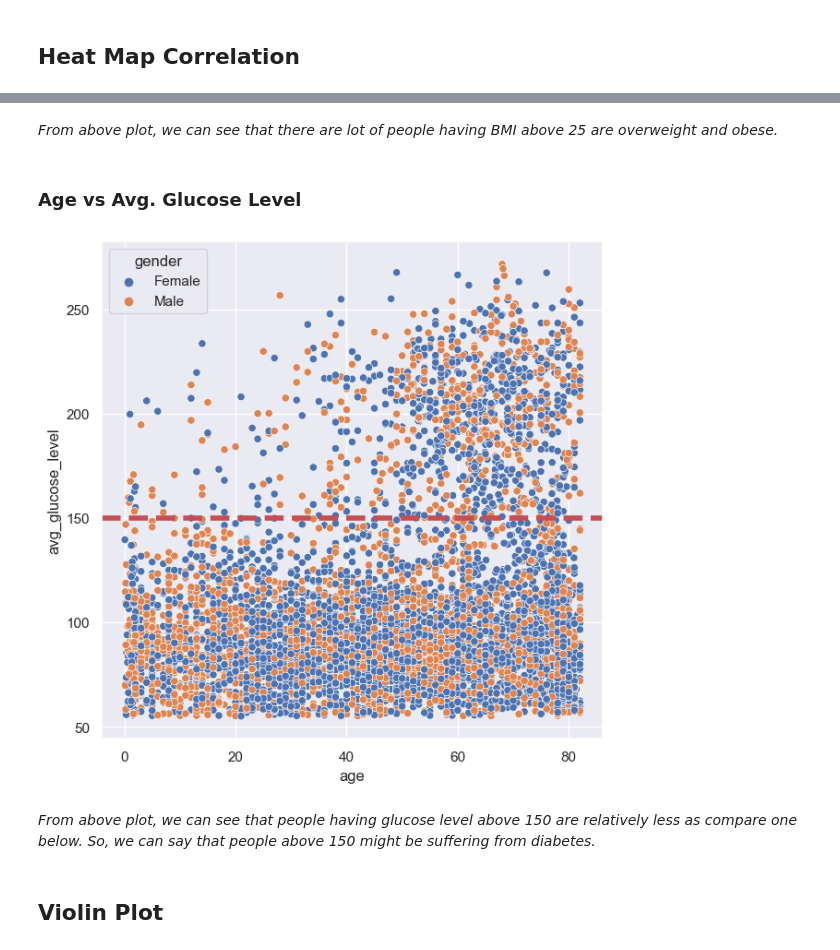
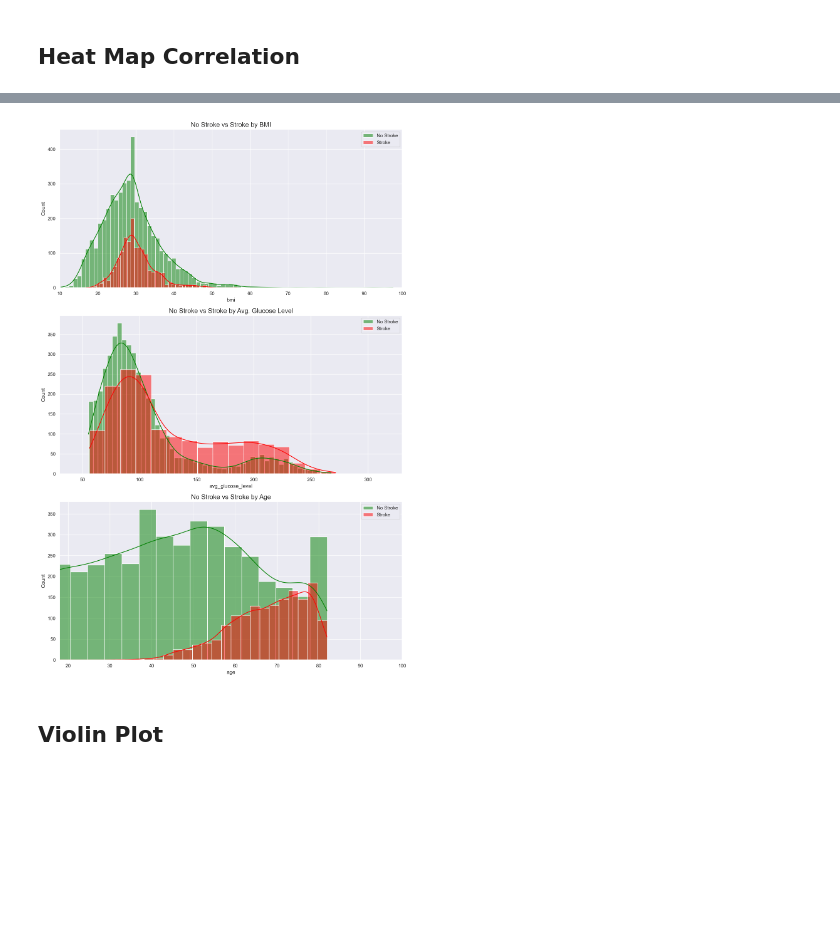
Before and after one commit to hoandkjxhbfhk/stroke-predict, a Jupyter notebook: model.ipynb, the cells around one changed output, grey strips where cells are left out. Cells and saved outputs as stored; diff of their text form; code cells hidden in the pictures; blank space fills up the shorter version.

```diff
--- a/model.ipynb
+++ b/model.ipynb
@@ -362,16 +210,31 @@ plt.show()
-# %% [markdown]
-*From above plot, we can see that there are lot of people having BMI above 25 are overweight and obese.*
-# %% [markdown]
-### **Age vs Avg. Glucose Level** <a id="3.4.2"></a>
-# %%
-fig = plt.figure(figsize=(7,7))
-graph = sns.scatterplot(data=dataset, x="age", y="avg_glucose_level", hue='gender')
-graph.axhline(y= 150, linewidth=4, color='r', linestyle= '--')
-plt.show()
-# %% [output]
-[figure, removed]
-# %% [markdown]
-*From above plot, we can see that people having glucose level above 150 are relatively less as compare one below. So, we can say that people above 150 might be suffering from diabetes.*
+# %%
+fig, axes = plt.subplots(3, 1, figsize=(12, 18))
+
+# Distribution of BMI: No Stroke vs Stroke
+sns.histplot(dataset[dataset['stroke'] == 0]["bmi"], color='green', kde=True, ax=axes[0], label='No Stroke')
+sns.histplot(dataset[dataset['stroke'] == 1]["bmi"], color='red', kde=True, ax=axes[0], label='Stroke')
+axes[0].set_title('No Stroke vs Stroke by BMI', fontsize=15)
+axes[0].set_xlim([10, 100])
+axes[0].legend()
+
+# Distribution of Avg. Glucose Level: No Stroke vs Stroke
+sns.histplot(dataset[dataset['stroke'] == 0]["avg_glucose_level"], color='green', kde=True, ax=axes[1], label='No Stroke')
+sns.histplot(dataset[dataset['stroke'] == 1]["avg_glucose_level"], color='red', kde=True, ax=axes[1], label='Stroke')
+axes[1].set_title('No Stroke vs Stroke by Avg. Glucose Level', fontsize=15)
+axes[1].set_xlim([30, 330])
+axes[1].legend()
+
+# Distribution of Age: No Stroke vs Stroke
+sns.histplot(dataset[dataset['stroke'] == 0]["age"], color='green', kde=True, ax=axes[2], label='No Stroke')
+sns.histplot(dataset[dataset['stroke'] == 1]["age"], color='red', kde=True, ax=axes[2], label='Stroke')
+axes[2].set_title('No Stroke vs Stroke by Age', fontsize=15)
+axes[2].set_xlim([18, 100])
+axes[2].legend()
+
+plt.tight_layout()
+plt.show()
+# %% [output]
+[figure, added]
 # %% [markdown]
 ## **Violin Plot** <a id="3.5"></a>
 # %%
```
Also changed, not shown: parts of 47 cells of this notebook.
